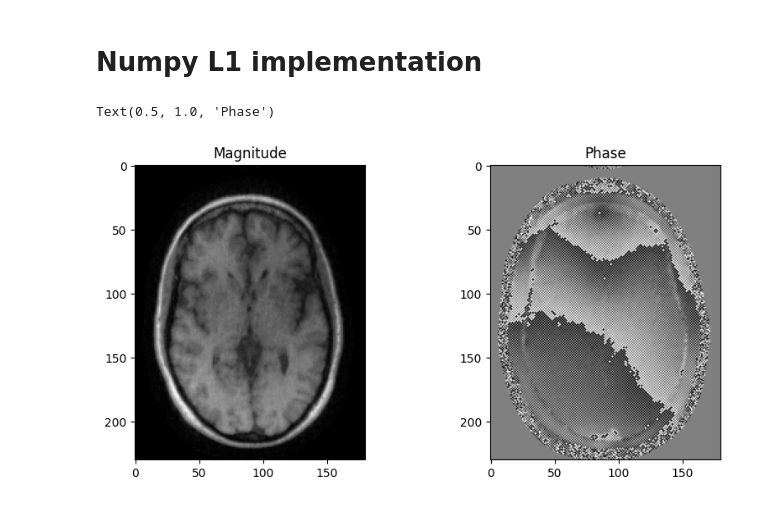
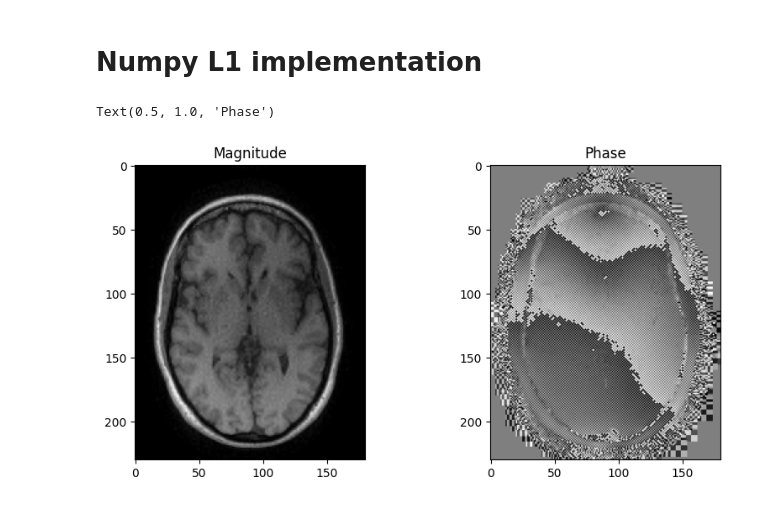
Before and after one commit to impulse462/ma221_proj, a Jupyter notebook: L1_recon.ipynb, the cells around one changed output. Cells and saved outputs as stored; diff of their text form; code cells hidden in the pictures.

Commit message:
add wavelet operator

```diff
--- a/L1_recon.ipynb
+++ b/L1_recon.ipynb
@@ -83,70 +84,73 @@ def l1_sense_reconstruction(kspace, sensitivity_maps, num_iters=100, lamda=1e-2,
 
         return res
 
+    def soft_threshold(x, lamda):
+        sign = np.where(np.abs(x) == 0, 0, x/np.abs(x))
+        mag = np.abs(x) - lamda
+        mag = (np.abs(mag) + mag)/2
+        return sign * mag
 
-    def grad_L1(x):
-        zeros = (np.abs(x) == 0)
-        xp = np.where(zeros, 0, x/np.abs(x))
+    def g(x, alpha):
 
-        if use_fp16:
-            xp = to_fp16(xp)
+        # Wavelet transform
+        ishape = x.shape
+        zshape = [((i + 1) // 2) * 2 for i in x.shape]
+        zinput = np.resize(x, zshape)
+        coeffs = pywt.wavedecn(zinput, 'db4', mode='zero', axes=(-2,-1))
+        w, coeff_slices = pywt.coeffs_to_array(coeffs, axes=(-2,-1))
+        # proximal operator for L1 norm
+        prox = soft_threshold(w, alpha*lamda)
 
-        return xp
+        # Inverse Wavelet transform
+        inv_input = pywt.array_to_coeffs(prox, coeff_slices, output_format='wavedecn')
+        recn = pywt.waverecn(inv_input, 'db4', mode='zero', axes=(-2,-1))
+        return recn
 
     # Define AHA operator: A^H A + lambda I
     def normal_op(x):
         #return x + lamda * x
         """Normal equation operator: A^H A + lambda L1 norm"""
-        result = 2*adjoint_op(forward_op(x)) + lamda*grad_L1(x)
+        result = adjoint_op(forward_op(x)) + lamda*x
 
         if use_fp16:
             return to_fp16(result)
 
         return result
 
-    b = adjoint_op(kspace)
+    b = adjoint_op(W**0.5 * kspace)
     x = np.zeros_like(b)  # 0s init
     r = np.zeros_like(b)  # 0s init
 
-    if use_fp16:
-        r = to_fp16(b - normal_op(x))
-    else:
-        r = b - normal_op(x)
-
+    alpha = 1
     # gradient descent iterations
     for i in range(num_iters):
-        rAr = (np.vdot(r, normal_op(r)))
+        if use_fp16:
+            r = to_fp16(b - normal_op(x))
+        else:
+            r = b - normal_op(x)
 
-        if rAr <= 0:
-            print(f"Matrix not positive definite after {i} iterations. Stopping.")
-            break
+        x_old = x.copy()
 
-        stepsize = np.real(np.vdot(r,r)/rAr)
-
-        if use_fp16:
-            stepsize = to_fp16(stepsize)
-
-        x = x + stepsize * r
-        r = r - stepsize * normal_op(r)
-        resid = np.sqrt(np.real(np.vdot(r,r)))
+        x = g(x + alpha * r, alpha)
+        resid = np.linalg.norm(x-x_old)/alpha
 
         if resid < tol:
             print(f'Converged after {i+1} iterations with residual {resid}')
             break
 
 
     return x
 
 
-recon_img = l1_sense_reconstruction(ksp, mps, num_iters=100, lamda=0.005, use_fp16=True)
+recon_img = l1_sense_reconstruction(ksp, mps, num_iters=100, lamda=0.005, use_fp16=False)
 
 plt.figure(figsize=(10,10))
 plt.subplot(221)
 plt.imshow(np.abs(np.flip(recon_img)), cmap='gray')
 plt.title('Magnitude')
 plt.subplot(222)
 plt.imshow(np.angle(np.flip(recon_img)), cmap='gray')
 plt.title('Phase')
 # %% [output]
 Text(0.5, 1.0, 'Phase')
-[figure, old version]
+[figure, new version]
```
Also changed, not shown: parts of 1 cell of this notebook.
